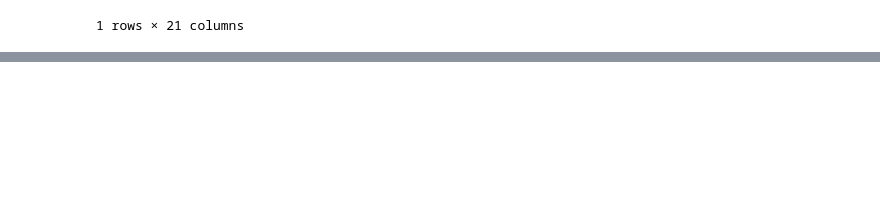
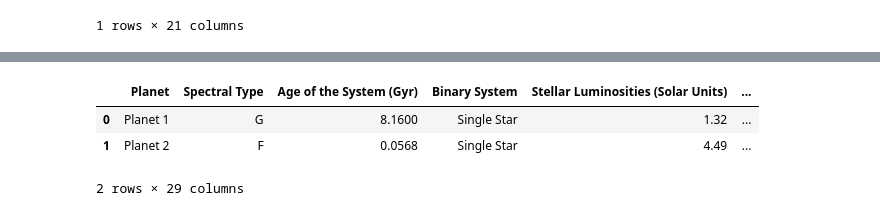
Before and after one commit to PSamita/Exoplanets, a Jupyter notebook: Exoplanet.ipynb, the cells around one changed output, grey strips where cells are left out. Cells and saved outputs as stored; diff of their text form; code cells hidden in the pictures; blank space fills up the shorter version.

```diff
--- a/Exoplanet.ipynb
+++ b/Exoplanet.ipynb
@@ -47,0 +65,10 @@ Observations:
+# %%
+# Add a column indicating whether each planet is in the habitable zone
+planets['In Habitable Zone'] = np.where((planets['Planet Semi-Major Axis (AU)'] >= planets['Inner Bound of Habitable Zone (AU)']) & (planets['Planet Semi-Major Axis (AU)'] <= planets['Outer Bound of Habitable Zone (AU)']), 'Yes', 'No')
+
+planets
+# %% [output]
+|  | Planet | Spectral Type | Age of the System (Gyr) | Binary System | Stellar Luminosities (Solar Units) | ... |
+| 0 | Planet 1 | G | 8.1600 | Single Star | 1.32 | ... |
+| 1 | Planet 2 | F | 0.0568 | Single Star | 4.49 | ... |
+2 rows × 29 columns
```
Also changed, not shown: parts of 6 cells of this notebook.
